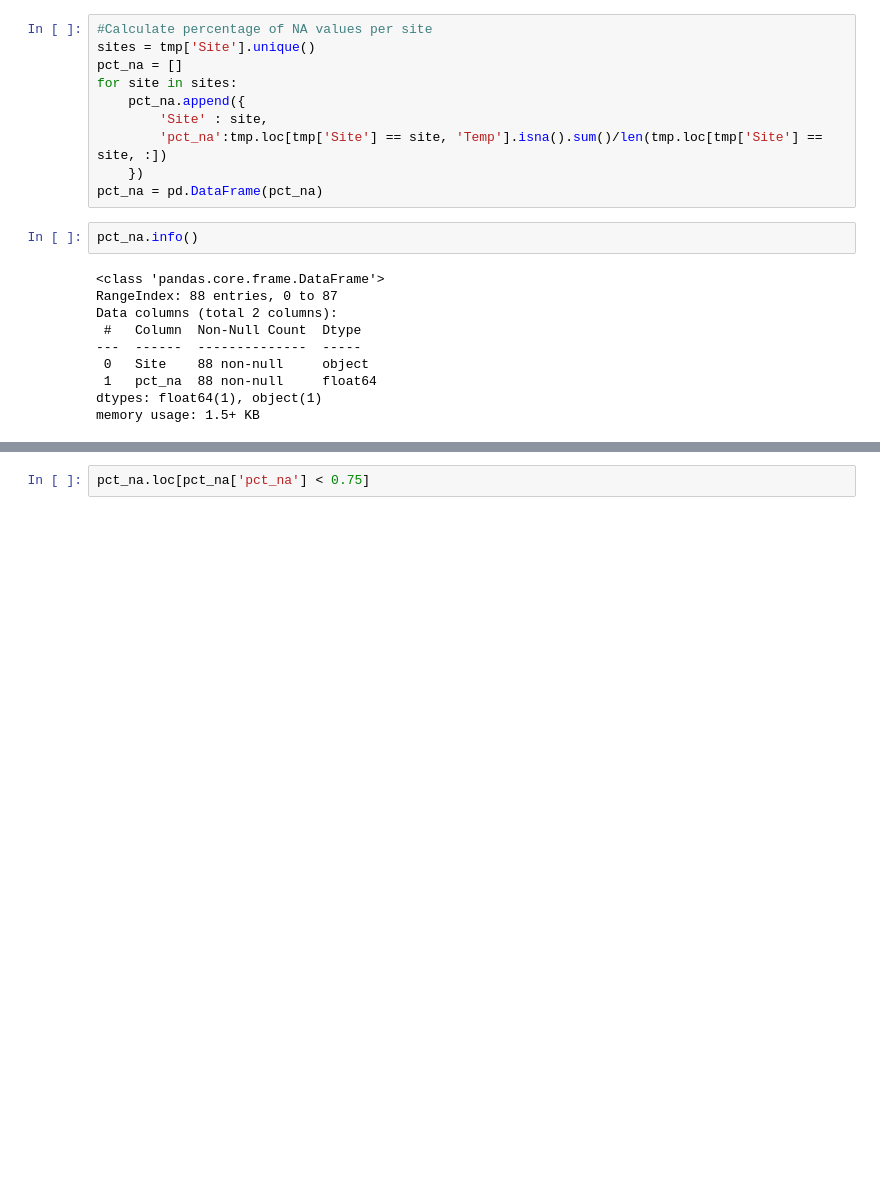
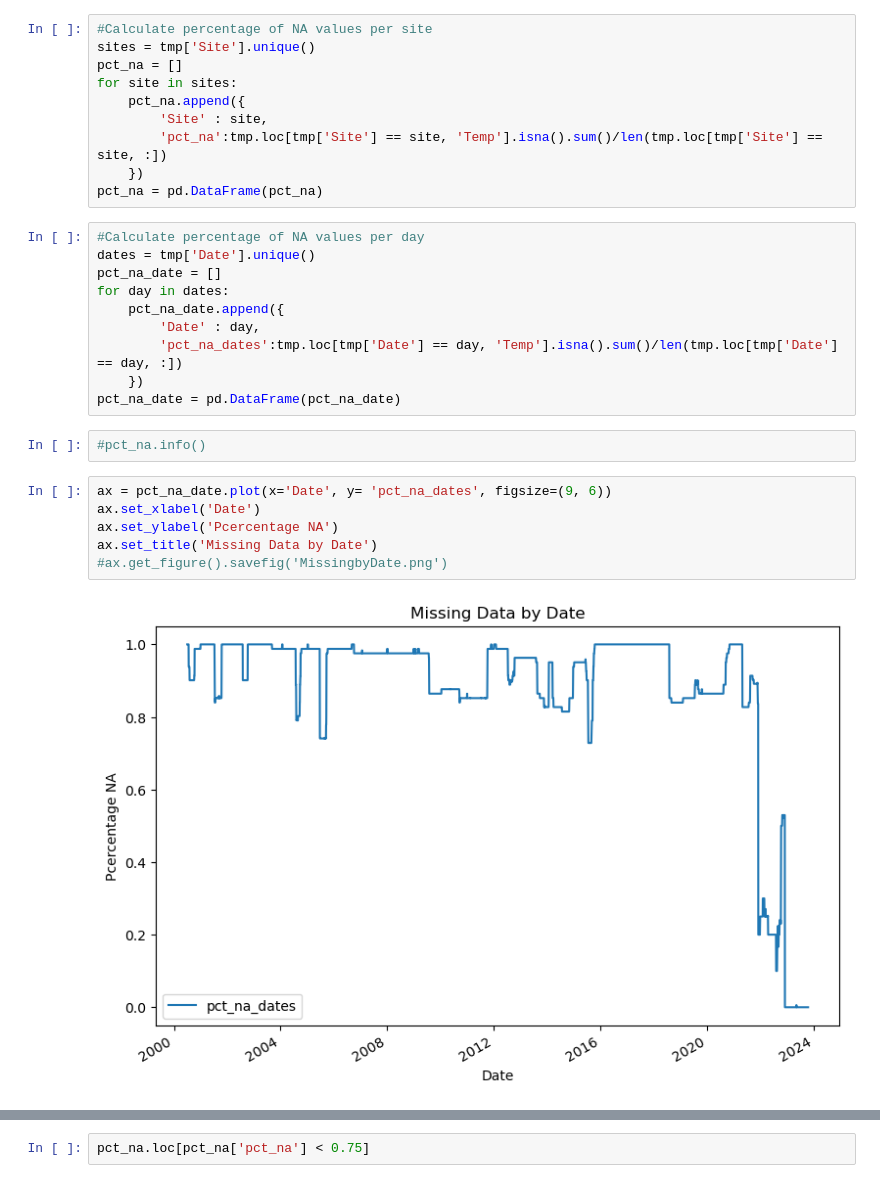
Before and after one commit to atsai23/CapstoneMSDS24.3, a Jupyter notebook: AT_EDA.ipynb, the cells around one changed output, grey strips where cells are left out. Saved outputs shown, nothing was run; the diff lists cells and outputs as text; blank space fills up the shorter version.

```diff
--- a/AT_EDA.ipynb
+++ b/AT_EDA.ipynb
@@ -134,15 +94,23 @@ for site in sites:
         'pct_na':tmp.loc[tmp['Site'] == site, 'Temp'].isna().sum()/len(tmp.loc[tmp['Site'] == site, :])
     })
 pct_na = pd.DataFrame(pct_na)
+# %%
+#Calculate percentage of NA values per day
+dates = tmp['Date'].unique()
+pct_na_date = []
+for day in dates:
+    pct_na_date.append({
+        'Date' : day,
+        'pct_na_dates':tmp.loc[tmp['Date'] == day, 'Temp'].isna().sum()/len(tmp.loc[tmp['Date'] == day, :])
+    })
+pct_na_date = pd.DataFrame(pct_na_date)
 # %%
-pct_na.info()
+#pct_na.info()
-# %% [output]
-<class 'pandas.core.frame.DataFrame'>
-RangeIndex: 88 entries, 0 to 87
-Data columns (total 2 columns):
- #   Column  Non-Null Count  Dtype
----  ------  --------------  -----
- 0   Site    88 non-null     object
- 1   pct_na  88 non-null     float64
-dtypes: float64(1), object(1)
-memory usage: 1.5+ KB
+# %%
+ax = pct_na_date.plot(x='Date', y= 'pct_na_dates', figsize=(9, 6))
+ax.set_xlabel('Date')
+ax.set_ylabel('Pcercentage NA')
+ax.set_title('Missing Data by Date')
+#ax.get_figure().savefig('MissingbyDate.png')
+# %% [output]
+[figure, added]
```
Also changed, not shown: parts of 24 cells of this notebook, 17 other files.
